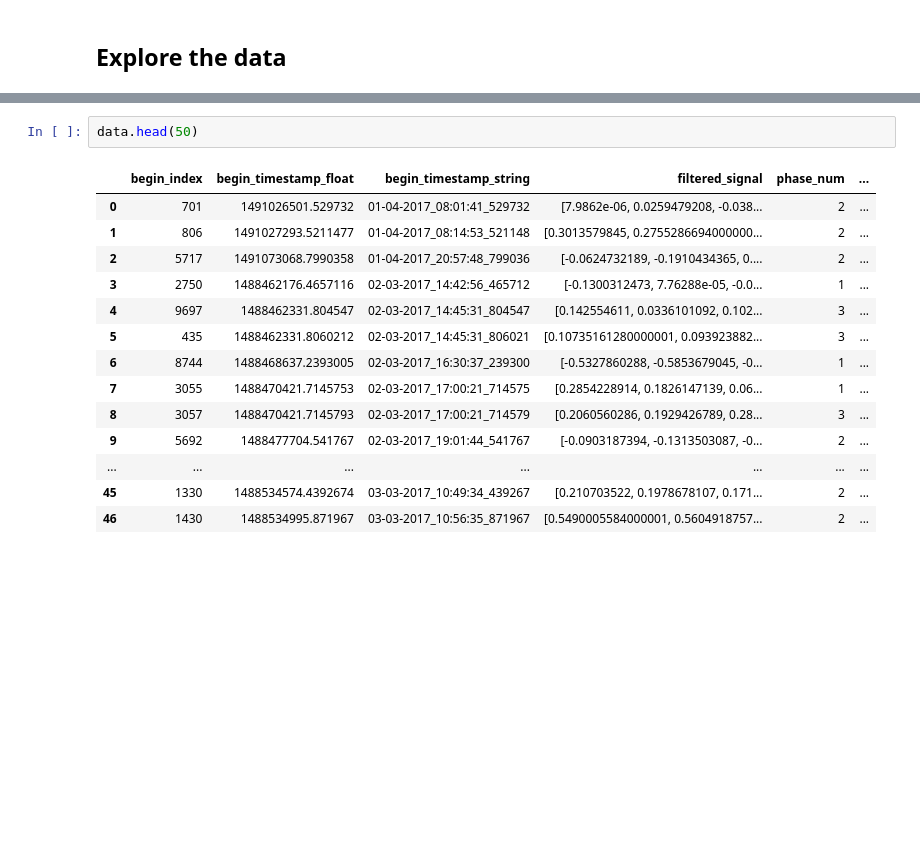
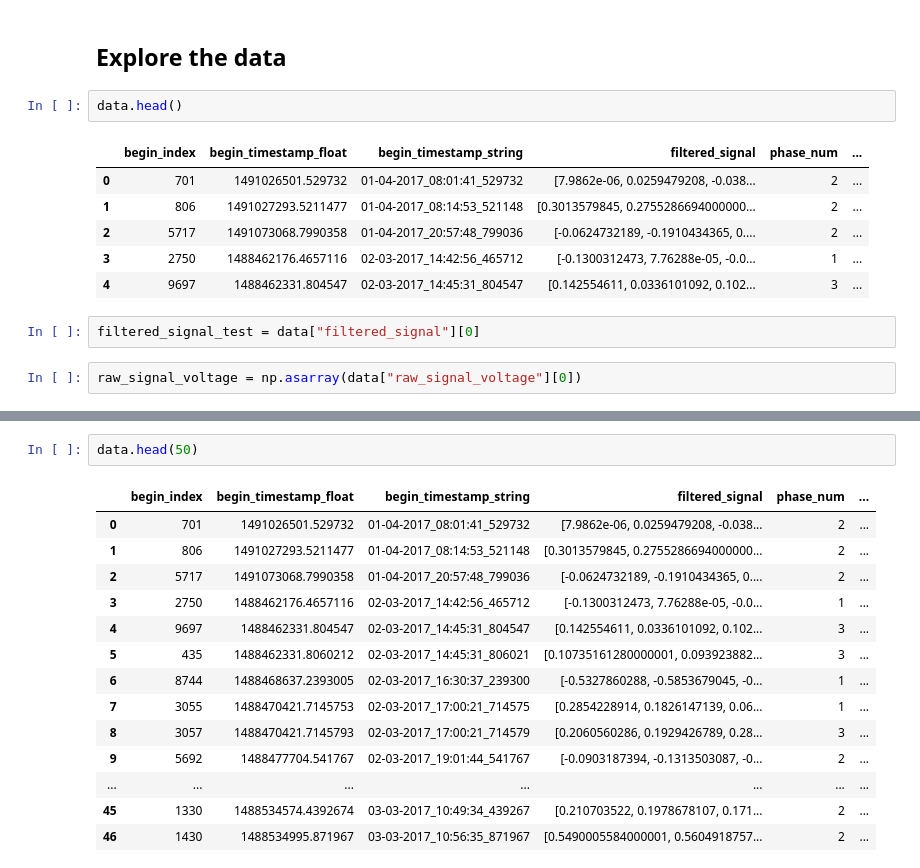
Before and after one commit to Snorrevombau/Transients_Classifier, a Jupyter notebook: data_exploration_new.ipynb, the cells around one changed output, grey strips where cells are left out. Drawn from its saved outputs; the diff is of its cells as text; blank space fills up the shorter version.

Commit message:
Experiment: Try to create a filtered signal

```diff
--- a/data_exploration_new.ipynb
+++ b/data_exploration_new.ipynb
@@ -45,2 +45,15 @@ Wall time: 16.1 s
 # %% [markdown]
 ## Explore the data
+# %%
+data.head()
+# %% [output]
+|  | begin_index | begin_timestamp_float | begin_timestamp_string | filtered_signal | phase_num | ... |
+| 0 | 701 | 1491026501.529732 | 01-04-2017_08:01:41_529732 | [7.9862e-06, 0.0259479208, -0.038... | 2 | ... |
+| 1 | 806 | 1491027293.5211477 | 01-04-2017_08:14:53_521148 | [0.3013579845, 0.2755286694000000... | 2 | ... |
+| 2 | 5717 | 1491073068.7990358 | 01-04-2017_20:57:48_799036 | [-0.0624732189, -0.1910434365, 0.... | 2 | ... |
+| 3 | 2750 | 1488462176.4657116 | 02-03-2017_14:42:56_465712 | [-0.1300312473, 7.76288e-05, -0.0... | 1 | ... |
+| 4 | 9697 | 1488462331.804547 | 02-03-2017_14:45:31_804547 | [0.142554611, 0.0336101092, 0.102... | 3 | ... |
+# %%
+filtered_signal_test = data["filtered_signal"][0]
+# %%
+raw_signal_voltage = np.asarray(data["raw_signal_voltage"][0])
```
Also changed, not shown: parts of 7 cells of this notebook.
